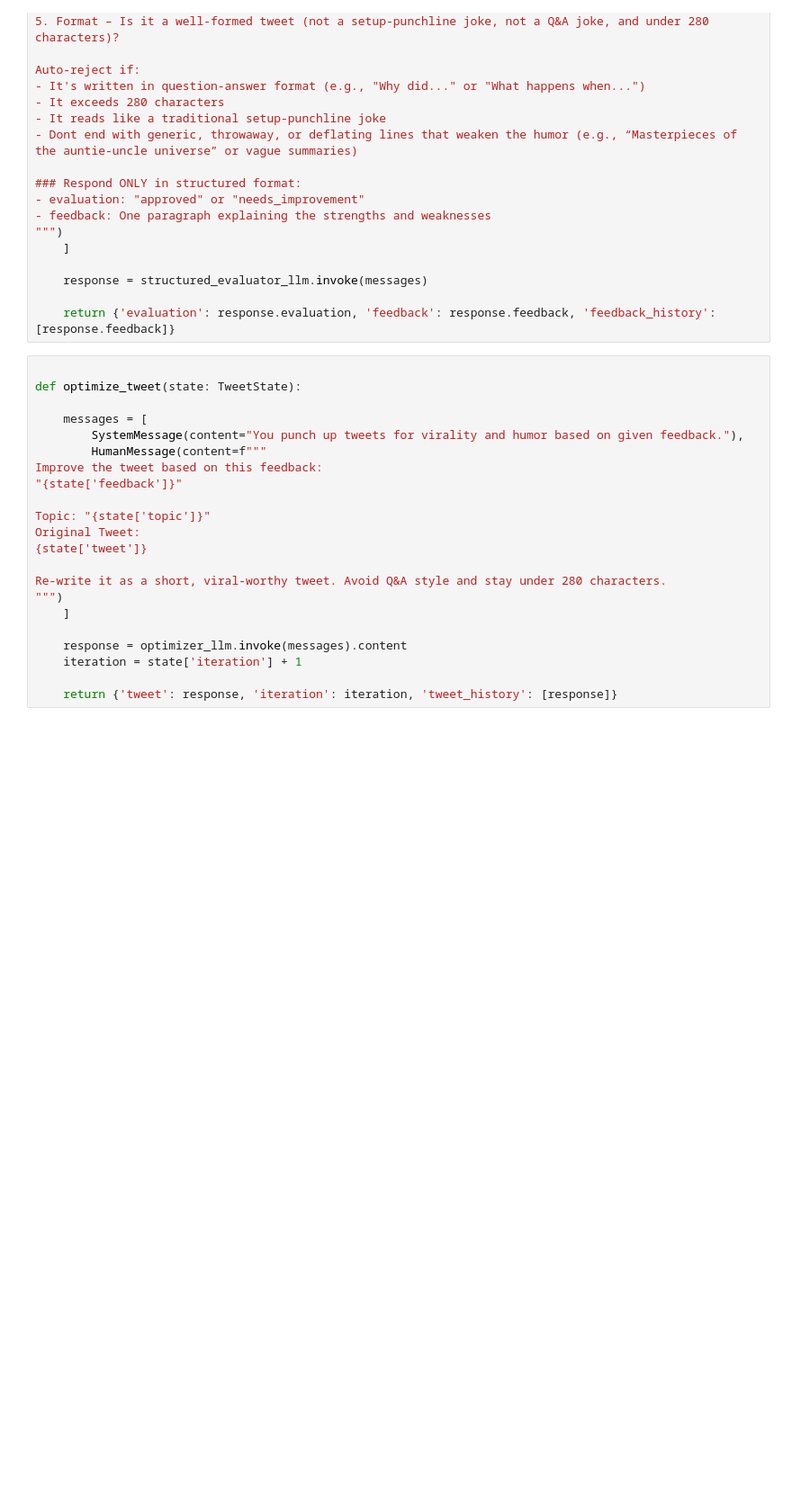
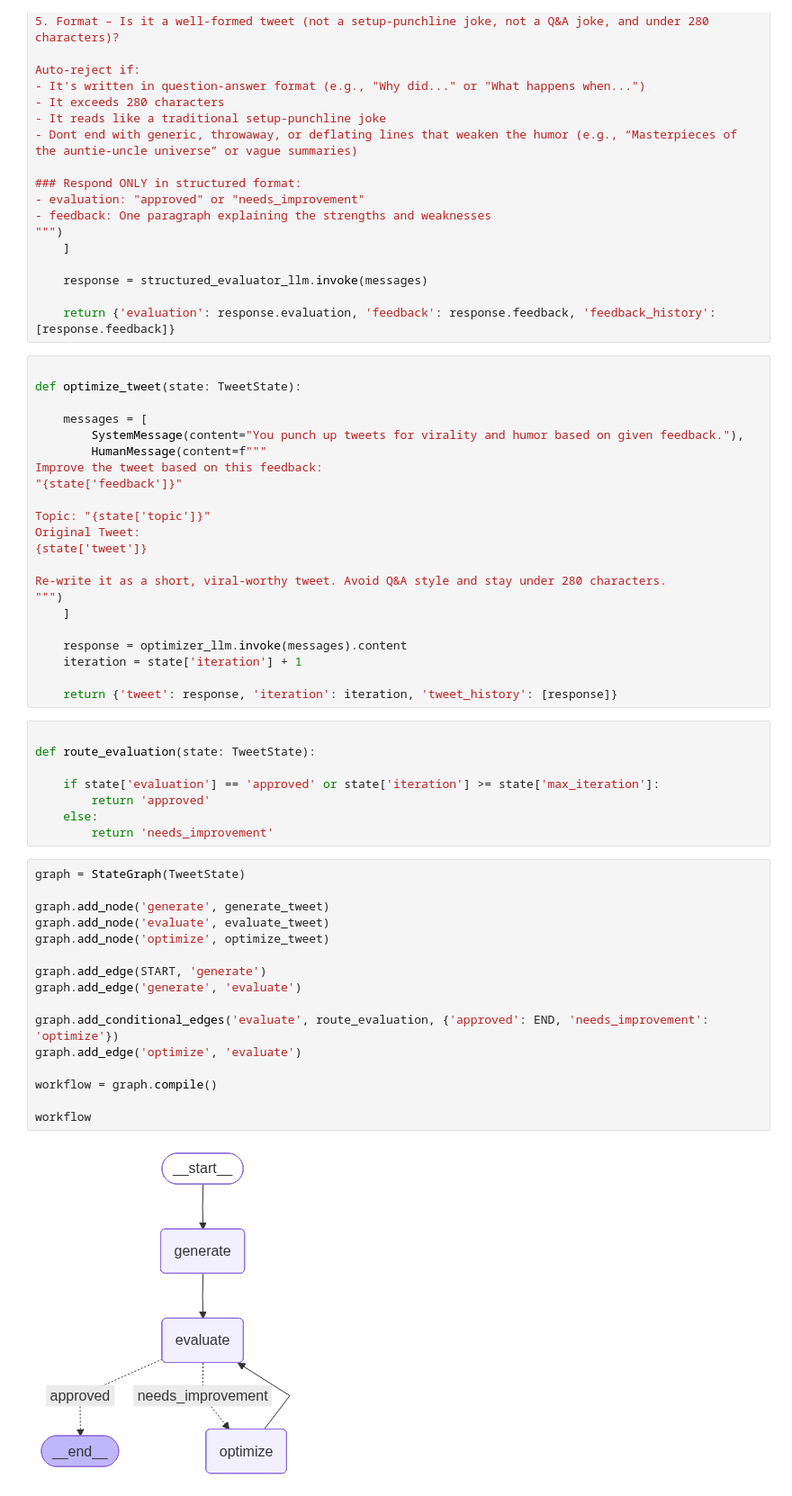
Before and after one commit to el-noir/Langgraph-practice, a Jupyter notebook: learning2/post_generate_iterative_workflow.ipynb, the cells around one changed output. Shown: that part at 90% size. Cells and saved outputs as stored; diff of their text form; blank space fills up the shorter version.

```diff
--- a/learning2/post_generate_iterative_workflow.ipynb
+++ b/learning2/post_generate_iterative_workflow.ipynb
@@ -105,3 +105,29 @@ Re-write it as a short, viral-worthy tweet. Avoid Q&A style and stay under 280 c
     iteration = state['iteration'] + 1
 
     return {'tweet': response, 'iteration': iteration, 'tweet_history': [response]}
+# %%
+
+def route_evaluation(state: TweetState):
+
+    if state['evaluation'] == 'approved' or state['iteration'] >= state['max_iteration']:
+        return 'approved'
+    else:
+        return 'needs_improvement'
+# %%
+graph = StateGraph(TweetState)
+
+graph.add_node('generate', generate_tweet)
+graph.add_node('evaluate', evaluate_tweet)
+graph.add_node('optimize', optimize_tweet)
+
+graph.add_edge(START, 'generate')
+graph.add_edge('generate', 'evaluate')
+
+graph.add_conditional_edges('evaluate', route_evaluation, {'approved': END, 'needs_improvement': 'optimize'})
+graph.add_edge('optimize', 'evaluate')
+
+workflow = graph.compile()
+
+workflow
+# %% [output]
+[figure, added]
```
Also changed, not shown: parts of 3 cells of this notebook, 6 other files.
